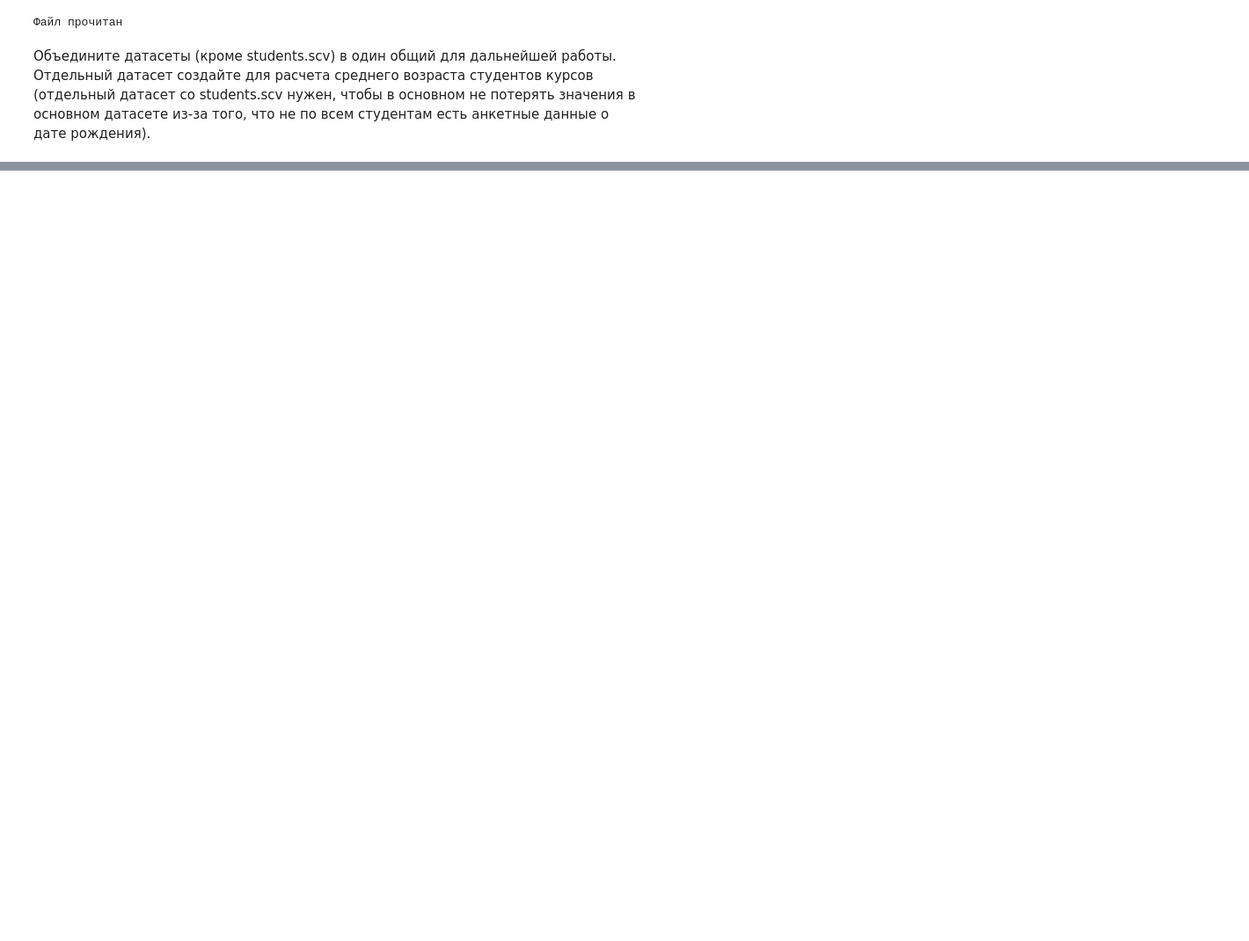
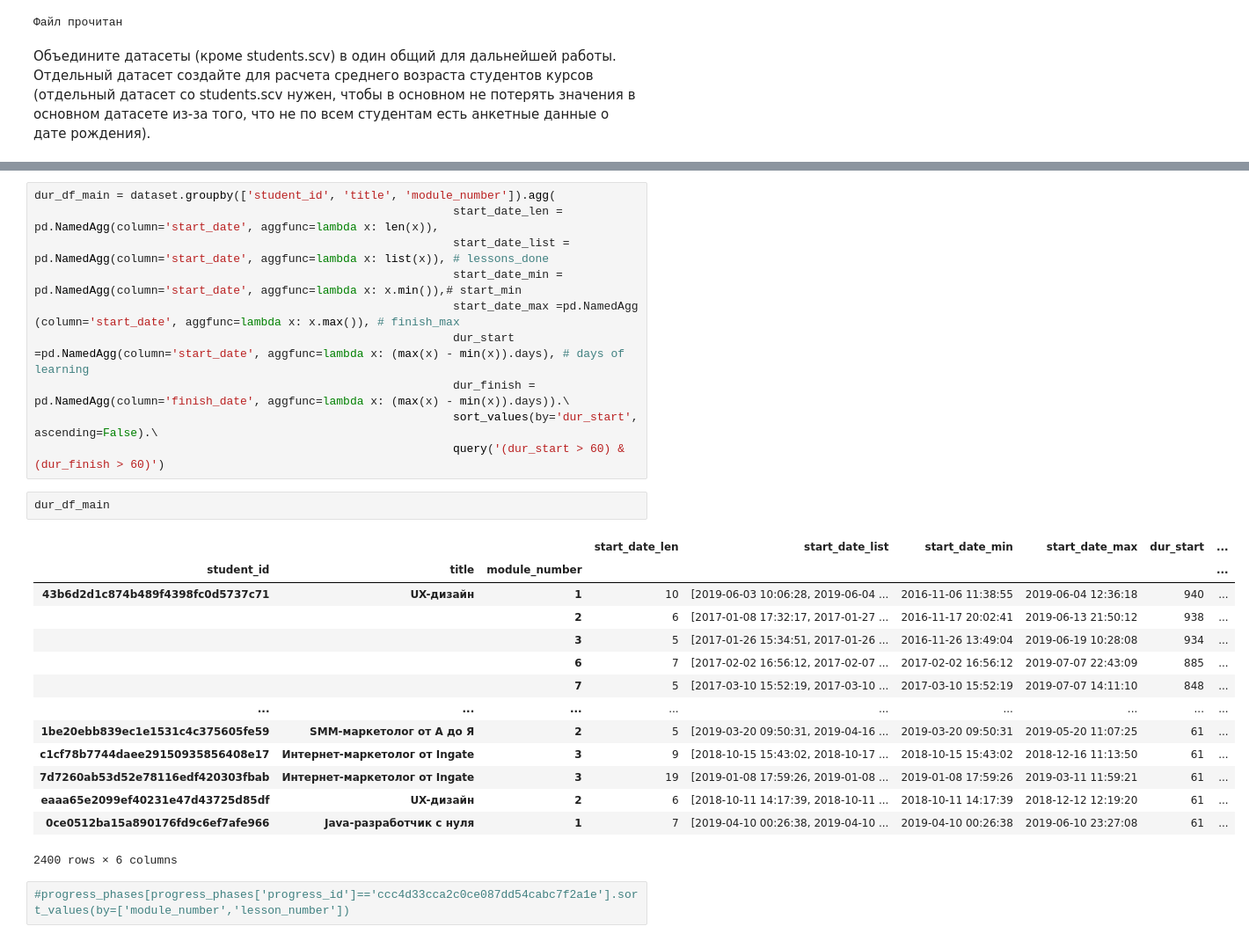
Before and after one commit to Belka1331/AnalyzingOnlineCourses, a Jupyter notebook: Untitled.ipynb, the cells around one changed output, grey strips where cells are left out. Shown at 88% size. Saved outputs shown, nothing was run; the diff lists cells and outputs as text; blank space fills up the shorter version.

```diff
--- a/Untitled.ipynb
+++ b/Untitled.ipynb
@@ -151,0 +297,29 @@ prog_merged[prog_merged.progress_id=='a387ab916f402cb3fbfffd29f68fd0ce'].sort_va
+# %%
+dur_df_main = dataset.groupby(['student_id', 'title', 'module_number']).agg(
+                                                             start_date_len = pd.NamedAgg(column='start_date', aggfunc=lambda x: len(x)),
+                                                             start_date_list = pd.NamedAgg(column='start_date', aggfunc=lambda x: list(x)), # lessons_done
+                                                             start_date_min = pd.NamedAgg(column='start_date', aggfunc=lambda x: x.min()),# start_min
+                                                             start_date_max =pd.NamedAgg (column='start_date', aggfunc=lambda x: x.max()), # finish_max
+                                                             dur_start =pd.NamedAgg(column='start_date', aggfunc=lambda x: (max(x) - min(x)).days), # days of learning
+                                                             dur_finish = pd.NamedAgg(column='finish_date', aggfunc=lambda x: (max(x) - min(x)).days)).\
+                                                             sort_values(by='dur_start', ascending=False).\
+                                                             query('(dur_start > 60) & (dur_finish > 60)')
+# %%
+dur_df_main
+# %% [output]
+|  |  |  | start_date_len | start_date_list | start_date_min | start_date_max | dur_start | ... |
+| student_id | title | module_number |  |  |  |  |  | ... |
+| 43b6d2d1c874b489f4398fc0d5737c71 | UX-дизайн | 1 | 10 | [2019-06-03 10:06:28, 2019-06-04 ... | 2016-11-06 11:38:55 | 2019-06-04 12:36:18 | 940 | ... |
+|  |  | 2 | 6 | [2017-01-08 17:32:17, 2017-01-27 ... | 2016-11-17 20:02:41 | 2019-06-13 21:50:12 | 938 | ... |
+|  |  | 3 | 5 | [2017-01-26 15:34:51, 2017-01-26 ... | 2016-11-26 13:49:04 | 2019-06-19 10:28:08 | 934 | ... |
+|  |  | 6 | 7 | [2017-02-02 16:56:12, 2017-02-07 ... | 2017-02-02 16:56:12 | 2019-07-07 22:43:09 | 885 | ... |
+|  |  | 7 | 5 | [2017-03-10 15:52:19, 2017-03-10 ... | 2017-03-10 15:52:19 | 2019-07-07 14:11:10 | 848 | ... |
+| ... | ... | ... | ... | ... | ... | ... | ... | ... |
+| 1be20ebb839ec1e1531c4c375605fe59 | SMM-маркетолог от А до Я | 2 | 5 | [2019-03-20 09:50:31, 2019-04-16 ... | 2019-03-20 09:50:31 | 2019-05-20 11:07:25 | 61 | ... |
+| c1cf78b7744daee29150935856408e17 | Интернет-маркетолог от Ingate | 3 | 9 | [2018-10-15 15:43:02, 2018-10-17 ... | 2018-10-15 15:43:02 | 2018-12-16 11:13:50 | 61 | ... |
+| 7d7260ab53d52e78116edf420303fbab | Интернет-маркетолог от Ingate | 3 | 19 | [2019-01-08 17:59:26, 2019-01-08 ... | 2019-01-08 17:59:26 | 2019-03-11 11:59:21 | 61 | ... |
+| eaaa65e2099ef40231e47d43725d85df | UX-дизайн | 2 | 6 | [2018-10-11 14:17:39, 2018-10-11 ... | 2018-10-11 14:17:39 | 2018-12-12 12:19:20 | 61 | ... |
+| 0ce0512ba15a890176fd9c6ef7afe966 | Java-разработчик c нуля | 1 | 7 | [2019-04-10 00:26:38, 2019-04-10 ... | 2019-04-10 00:26:38 | 2019-06-10 23:27:08 | 61 | ... |
+2400 rows × 6 columns
+# %%
+#progress_phases[progress_phases['progress_id']=='ccc4d33cca2c0ce087dd54cabc7f2a1e'].sort_values(by=['module_number','lesson_number'])
```
Also changed, not shown: parts of 23 cells of this notebook.
